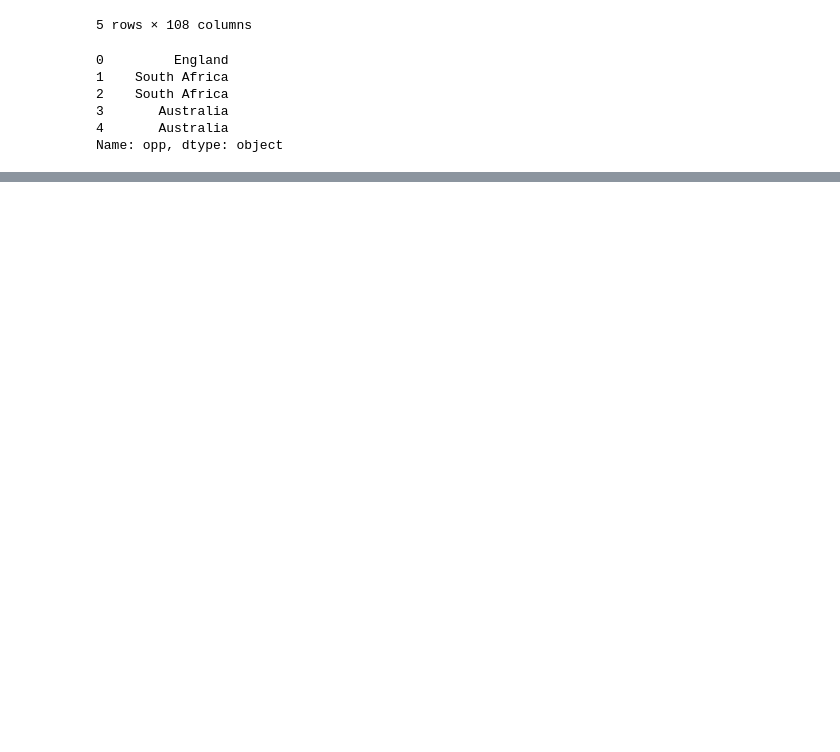
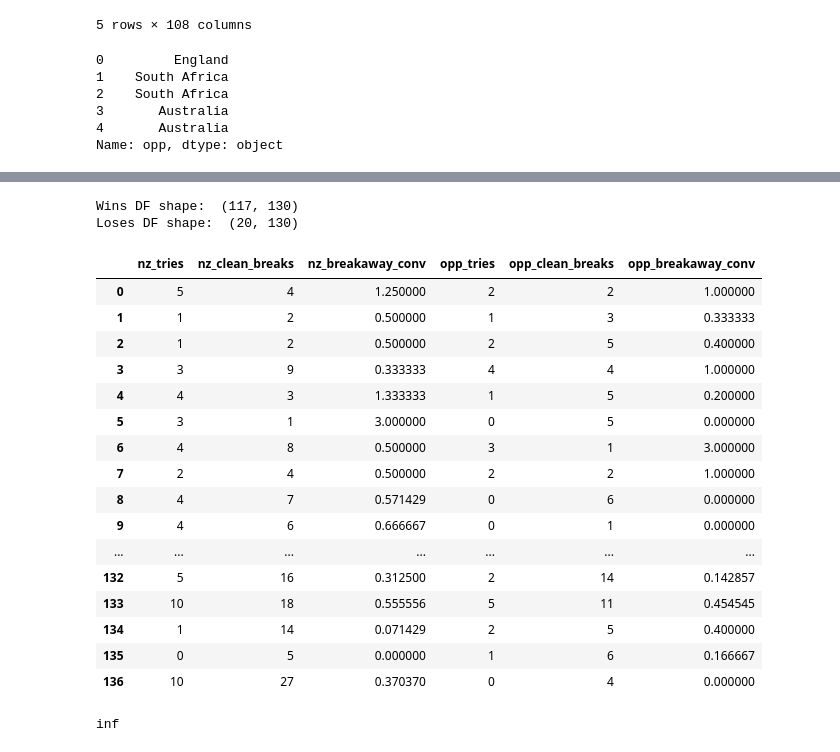
Before and after one commit to shaneopatrick/beat_the_all_blacks, a Jupyter notebook: clean_data.ipynb, the cells around one changed output, grey strips where cells are left out. Saved outputs shown, nothing was run; the diff lists cells and outputs as text; code cells hidden in the pictures; blank space fills up the shorter version.

Commit message:
add some new columns to clean_data

```diff
--- a/clean_data.ipynb
+++ b/clean_data.ipynb
@@ -208,0 +201,75 @@ df.head()
+# %%
+def map_fxn(lst):
+    if lst[1] == 1:
+        return 'neutral'
+    elif lst[0] == 'New Zealand':
+        return 'home'
+    else:
+        return 'away'
+
+df['local_adv'] = df[['home_team', 'neutral_loc']].apply(lambda x: map_fxn(x), axis=1)
+# %%
+df['nz_metres_run_per_pass'] = df['nz_metres_run_w_ball']/(df['nz_passes']+df['nz_offloads'])
+df['opp_metres_run_per_pass'] = df['opp_metres_run_w_ball']/(df['opp_passes']+df['opp_offloads'])
+
+df['nz_avg_run_dist'] = df['nz_metres_run_w_ball']/(df['nz_runs'])
+df['opp_avg_run_dist'] = df['opp_metres_run_w_ball']/(df['opp_runs'])
+
+df['nz_passes_per_phase'] = df['nz_passes']/(df['nz_rucks_total']+df['nz_turnovers_conceded'])
+df['nz_offloads_per_phase'] = df['nz_offloads']/(df['nz_rucks_total']+df['nz_turnovers_conceded'])
+
+df['opp_passes_per_phase'] = df['opp_passes']/(df['opp_rucks_total']+df['opp_turnovers_conceded'])
+df['opp_offloads_per_phase'] = df['opp_offloads']/(df['opp_rucks_total']+df['opp_turnovers_conceded'])
+
+df['nz_metres_per_phase'] = df['nz_metres_run_w_ball']/(df['nz_rucks_total']+df['nz_turnovers_conceded'])
+df['opp_metres_per_phase'] = df['opp_metres_run_w_ball']/(df['opp_rucks_total']+df['opp_turnovers_conceded'])
+
+df['nz_creative_attacks'] = df['nz_clean_breaks']+df['nz_defenders_beat']+df['nz_offloads']
+df['opp_creative_attacks'] = df['opp_clean_breaks']+df['opp_defenders_beat']+df['opp_offloads']
+# %%
+def breakaway_fxn(lst):
+    if lst[1] == 0:
+        return 0
+    else:
+        return lst[0]/lst[1]
+
+
+df['nz_breakaway_conv'] = df[['nz_tries','nz_clean_breaks']].apply(lambda x: breakaway_fxn(x), axis=1)
+df['opp_breakaway_conv'] = df[['opp_tries','opp_clean_breaks']].apply(lambda x: breakaway_fxn(x),axis=1)
+# %%
+df['opp_rundist_ratio'] = df.opp_metres_run_w_ball / df.nz_metres_run_w_ball
+# %%
+dfW = df[df.result == 'W']
+dfL = df[df.result != 'W']
+
+print('Wins DF shape: ', dfW.shape)
+print('Loses DF shape: ', dfL.shape)
+# %% [output]
+Wins DF shape:  (117, 130)
+Loses DF shape:  (20, 130)
+# %%
+pd.set_option('display.max_rows', 1000)
+
+df[['nz_tries', 'nz_clean_breaks', 'nz_breakaway_conv', 'opp_tries', 'opp_clean_breaks', 'opp_breakaway_conv']]
+# %% [output]
+|  | nz_tries | nz_clean_breaks | nz_breakaway_conv | opp_tries | opp_clean_breaks | opp_breakaway_conv |
+| 0 | 5 | 4 | 1.250000 | 2 | 2 | 1.000000 |
+| 1 | 1 | 2 | 0.500000 | 1 | 3 | 0.333333 |
+| 2 | 1 | 2 | 0.500000 | 2 | 5 | 0.400000 |
+| 3 | 3 | 9 | 0.333333 | 4 | 4 | 1.000000 |
+| 4 | 4 | 3 | 1.333333 | 1 | 5 | 0.200000 |
+| 5 | 3 | 1 | 3.000000 | 0 | 5 | 0.000000 |
+| 6 | 4 | 8 | 0.500000 | 3 | 1 | 3.000000 |
+| 7 | 2 | 4 | 0.500000 | 2 | 2 | 1.000000 |
+| 8 | 4 | 7 | 0.571429 | 0 | 6 | 0.000000 |
+| 9 | 4 | 6 | 0.666667 | 0 | 1 | 0.000000 |
+| ... | ... | ... | ... | ... | ... | ... |
+| 132 | 5 | 16 | 0.312500 | 2 | 14 | 0.142857 |
+| 133 | 10 | 18 | 0.555556 | 5 | 11 | 0.454545 |
+| 134 | 1 | 14 | 0.071429 | 2 | 5 | 0.400000 |
+| 135 | 0 | 5 | 0.000000 | 1 | 6 | 0.166667 |
+| 136 | 10 | 27 | 0.370370 | 0 | 4 | 0.000000 |
+# %%
+sum(dfW.nz_breakaway_conv)
+# %% [output]
+inf
```
Also changed, not shown: parts of 14 cells of this notebook.
